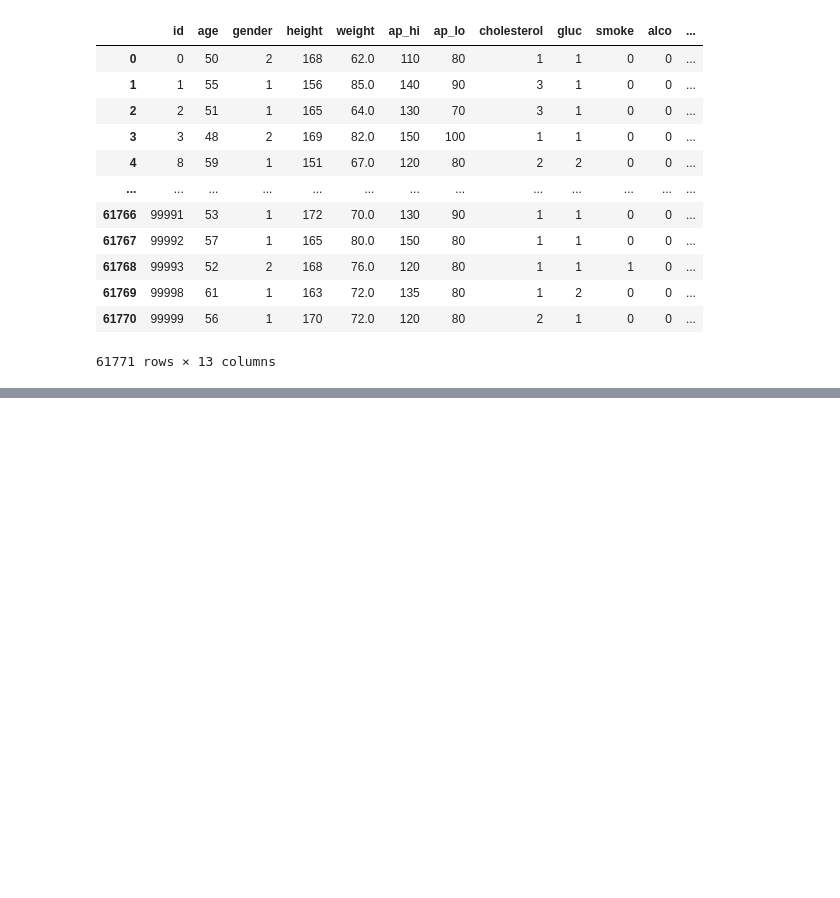
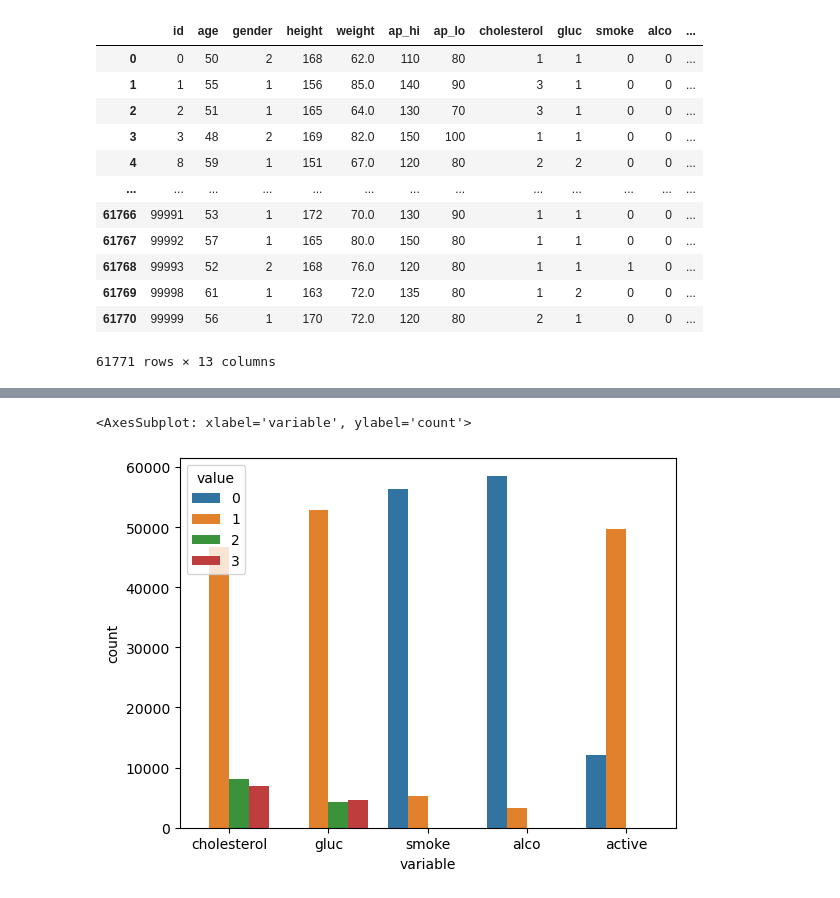
Before and after one commit to COMP3608-Big-Data/Cardiovascular-Disease-Prediction, a Jupyter notebook: the_gold_miners.ipynb, the cells around one changed output, grey strips where cells are left out. Saved outputs shown, nothing was run; the diff lists cells and outputs as text; code cells hidden in the pictures; blank space fills up the shorter version.

```diff
--- a/the_gold_miners.ipynb
+++ b/the_gold_miners.ipynb
@@ -763,0 +732,7 @@ Cholesterol and glucose has a high correlation, which makes sense due to studies
+# %%
+df_categorical = df.loc[:,['cholesterol','gluc', 'smoke', 'alco', 'active']]
+sns.countplot(x="variable", hue="value",data= pd.melt(df_categorical))
+# this shows the socioeconomic factors that affect patients (some attributes that may lead to cvd)
+# %% [output]
+<AxesSubplot: xlabel='variable', ylabel='count'>
+[figure, added]
```
Also changed, not shown: parts of 94 cells of this notebook.
